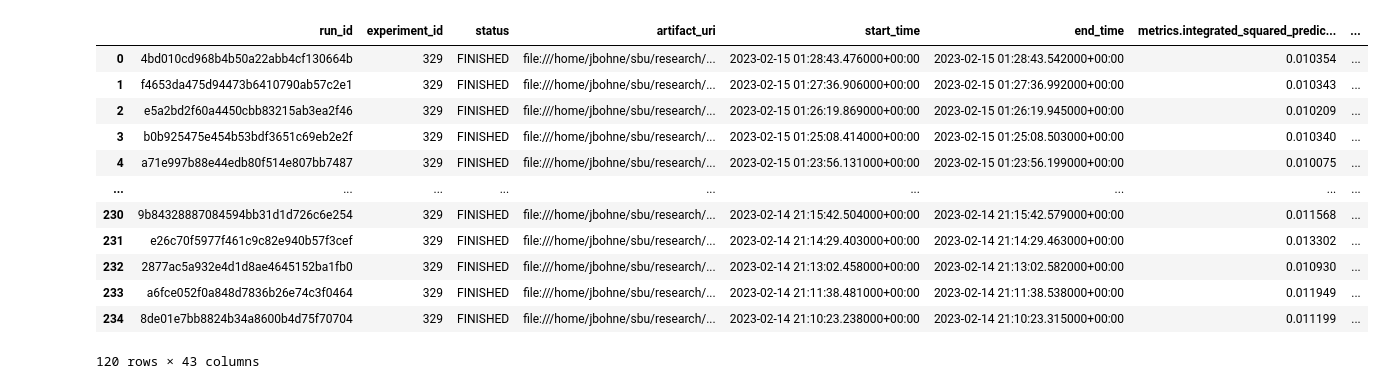
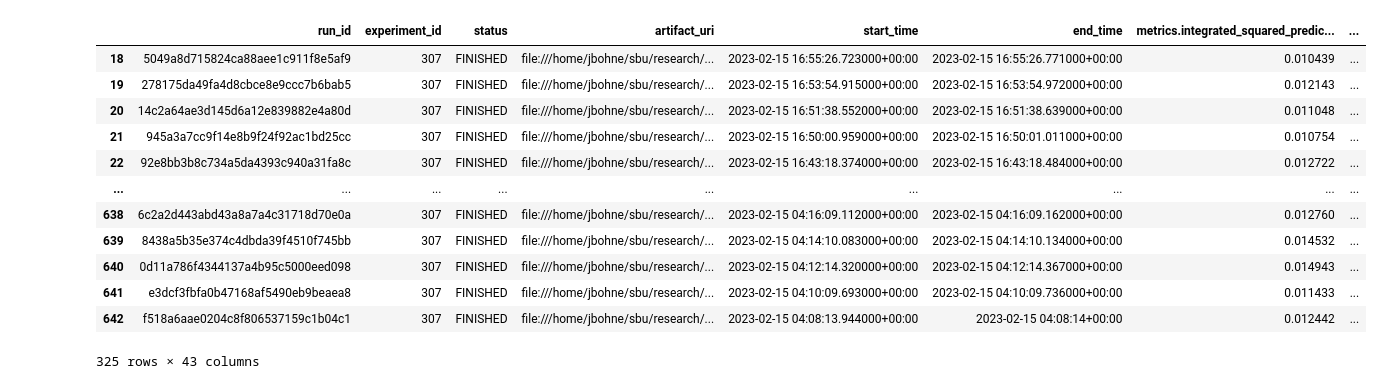
Before and after one commit to jasonbohne123/Adaptive_Signal_Estimation, a Jupyter notebook: trend_filtering/mlflow_visual.ipynb, the cells around one changed output. Saved outputs shown, nothing was run; the diff lists cells and outputs as text; code cells hidden in the pictures.

```diff
--- a/trend_filtering/mlflow_visual.ipynb
+++ b/trend_filtering/mlflow_visual.ipynb
@@ -3,23 +3,23 @@ import mlflow
 import matplotlib.pyplot as plt
 import numpy as np
 # %%
-runs = mlflow.search_runs(experiment_ids='329')
+runs = mlflow.search_runs(experiment_ids='307')
 runs=runs[runs['params.adaptive_lambda_p']=='True']
 runs
 # %% [output]
 |  | run_id | experiment_id | status | artifact_uri | start_time | end_time | metrics.integrated_squared_predic... | ... |
-| 0 | 4bd010cd968b4b50a22abb4cf130664b | 329 | FINISHED | file:///home/jbohne/sbu/research/... | 2023-02-15 01:28:43.476000+00:00 | 2023-02-15 01:28:43.542000+00:00 | 0.010354 | ... |
-| 1 | f4653da475d94473b6410790ab57c2e1 | 329 | FINISHED | file:///home/jbohne/sbu/research/... | 2023-02-15 01:27:36.906000+00:00 | 2023-02-15 01:27:36.992000+00:00 | 0.010343 | ... |
-| 2 | e5a2bd2f60a4450cbb83215ab3ea2f46 | 329 | FINISHED | file:///home/jbohne/sbu/research/... | 2023-02-15 01:26:19.869000+00:00 | 2023-02-15 01:26:19.945000+00:00 | 0.010209 | ... |
-| 3 | b0b925475e454b53bdf3651c69eb2e2f | 329 | FINISHED | file:///home/jbohne/sbu/research/... | 2023-02-15 01:25:08.414000+00:00 | 2023-02-15 01:25:08.503000+00:00 | 0.010340 | ... |
-| 4 | a71e997b88e44edb80f514e807bb7487 | 329 | FINISHED | file:///home/jbohne/sbu/research/... | 2023-02-15 01:23:56.131000+00:00 | 2023-02-15 01:23:56.199000+00:00 | 0.010075 | ... |
+| 18 | 5049a8d715824ca88aee1c911f8e5af9 | 307 | FINISHED | file:///home/jbohne/sbu/research/... | 2023-02-15 16:55:26.723000+00:00 | 2023-02-15 16:55:26.771000+00:00 | 0.010439 | ... |
+| 19 | 278175da49fa4d8cbce8e9ccc7b6bab5 | 307 | FINISHED | file:///home/jbohne/sbu/research/... | 2023-02-15 16:53:54.915000+00:00 | 2023-02-15 16:53:54.972000+00:00 | 0.012143 | ... |
+| 20 | 14c2a64ae3d145d6a12e839882e4a80d | 307 | FINISHED | file:///home/jbohne/sbu/research/... | 2023-02-15 16:51:38.552000+00:00 | 2023-02-15 16:51:38.639000+00:00 | 0.011048 | ... |
+| 21 | 945a3a7cc9f14e8b9f24f92ac1bd25cc | 307 | FINISHED | file:///home/jbohne/sbu/research/... | 2023-02-15 16:50:00.959000+00:00 | 2023-02-15 16:50:01.011000+00:00 | 0.010754 | ... |
+| 22 | 92e8bb3b8c734a5da4393c940a31fa8c | 307 | FINISHED | file:///home/jbohne/sbu/research/... | 2023-02-15 16:43:18.374000+00:00 | 2023-02-15 16:43:18.484000+00:00 | 0.012722 | ... |
 | ... | ... | ... | ... | ... | ... | ... | ... | ... |
-| 230 | 9b84328887084594bb31d1d726c6e254 | 329 | FINISHED | file:///home/jbohne/sbu/research/... | 2023-02-14 21:15:42.504000+00:00 | 2023-02-14 21:15:42.579000+00:00 | 0.011568 | ... |
-| 231 | e26c70f5977f461c9c82e940b57f3cef | 329 | FINISHED | file:///home/jbohne/sbu/research/... | 2023-02-14 21:14:29.403000+00:00 | 2023-02-14 21:14:29.463000+00:00 | 0.013302 | ... |
-| 232 | 2877ac5a932e4d1d8ae4645152ba1fb0 | 329 | FINISHED | file:///home/jbohne/sbu/research/... | 2023-02-14 21:13:02.458000+00:00 | 2023-02-14 21:13:02.582000+00:00 | 0.010930 | ... |
-| 233 | a6fce052f0a848d7836b26e74c3f0464 | 329 | FINISHED | file:///home/jbohne/sbu/research/... | 2023-02-14 21:11:38.481000+00:00 | 2023-02-14 21:11:38.538000+00:00 | 0.011949 | ... |
-| 234 | 8de01e7bb8824b34a8600b4d75f70704 | 329 | FINISHED | file:///home/jbohne/sbu/research/... | 2023-02-14 21:10:23.238000+00:00 | 2023-02-14 21:10:23.315000+00:00 | 0.011199 | ... |
+| 638 | 6c2a2d443abd43a8a7a4c31718d70e0a | 307 | FINISHED | file:///home/jbohne/sbu/research/... | 2023-02-15 04:16:09.112000+00:00 | 2023-02-15 04:16:09.162000+00:00 | 0.012760 | ... |
+| 639 | 8438a5b35e374c4dbda39f4510f745bb | 307 | FINISHED | file:///home/jbohne/sbu/research/... | 2023-02-15 04:14:10.083000+00:00 | 2023-02-15 04:14:10.134000+00:00 | 0.014532 | ... |
+| 640 | 0d11a786f4344137a4b95c5000eed098 | 307 | FINISHED | file:///home/jbohne/sbu/research/... | 2023-02-15 04:12:14.320000+00:00 | 2023-02-15 04:12:14.367000+00:00 | 0.014943 | ... |
+| 641 | e3dcf3fbfa0b47168af5490eb9beaea8 | 307 | FINISHED | file:///home/jbohne/sbu/research/... | 2023-02-15 04:10:09.693000+00:00 | 2023-02-15 04:10:09.736000+00:00 | 0.011433 | ... |
+| 642 | f518a6aae0204c8f806537159c1b04c1 | 307 | FINISHED | file:///home/jbohne/sbu/research/... | 2023-02-15 04:08:13.944000+00:00 | 2023-02-15 04:08:14+00:00 | 0.012442 | ... |
-120 rows × 43 columns
+325 rows × 43 columns
 # %%
 snr=runs['params.signal_to_noise'].values
 bandwidth=runs['metrics.bandwidth'].values
```
Also changed, not shown: parts of 2 cells of this notebook, 4 other files.
